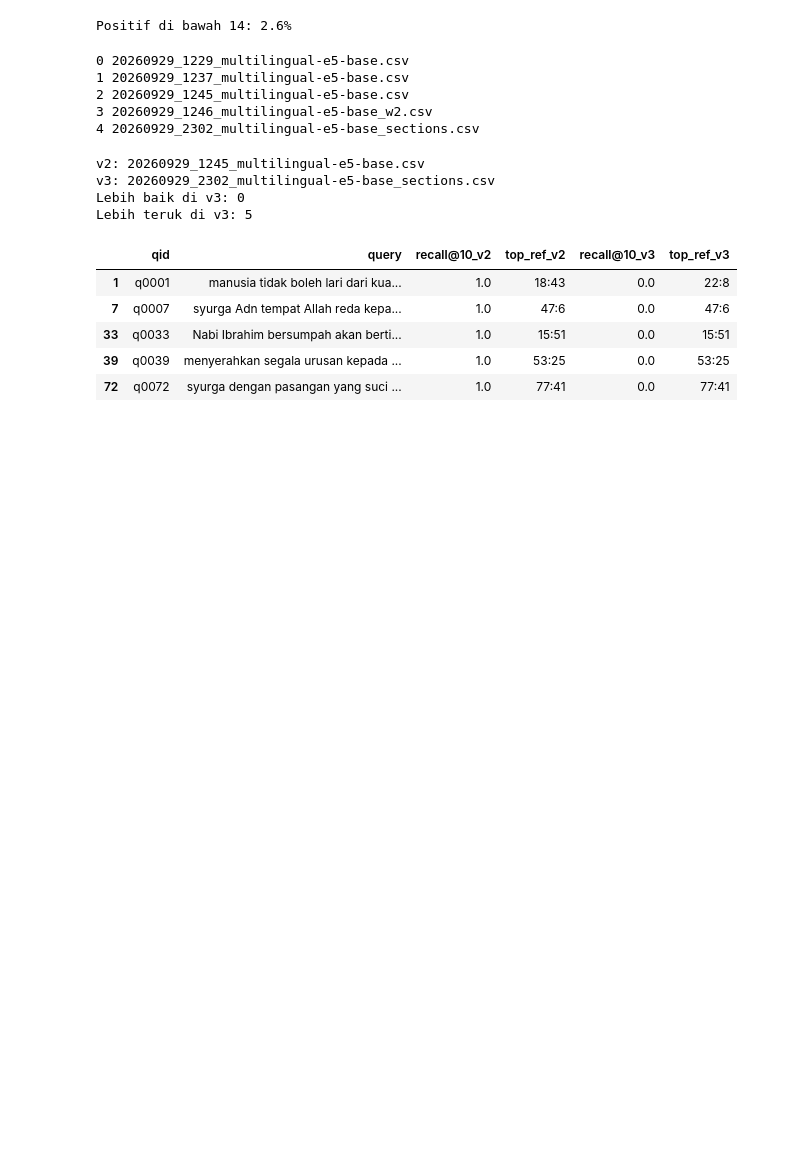
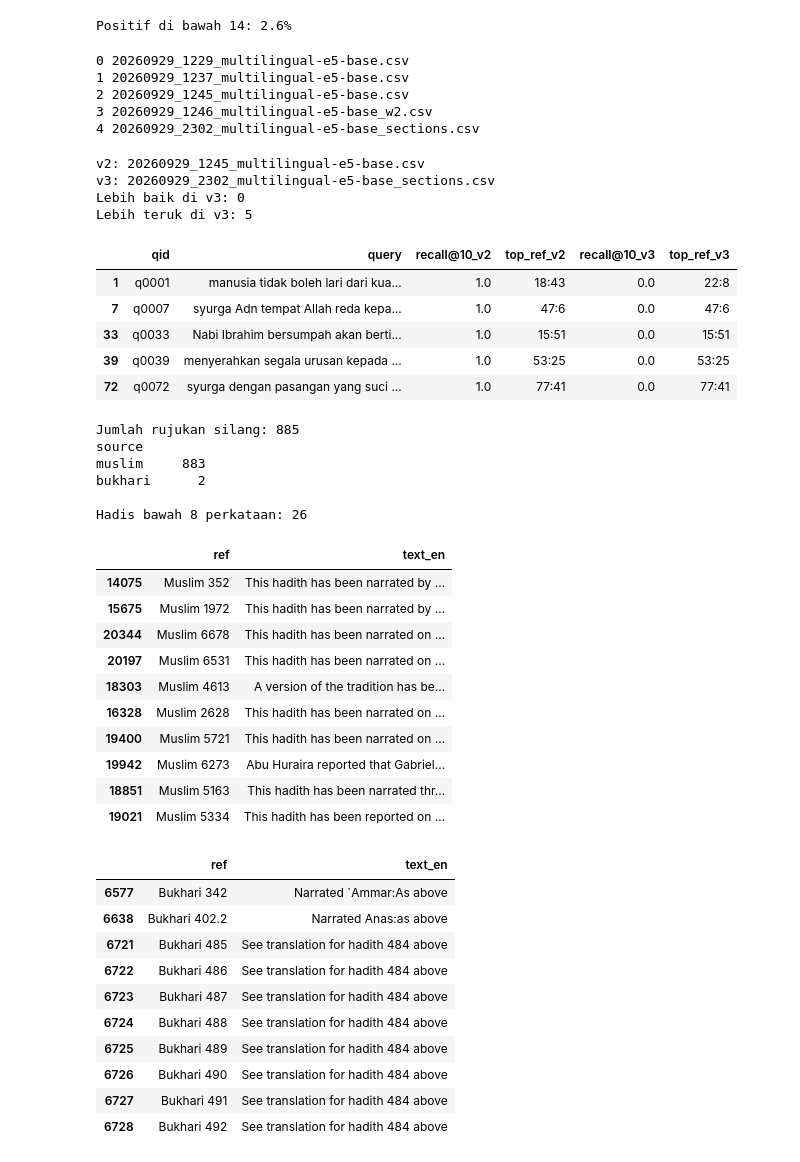
Before and after one commit to luqyz/quran-hadith-search, a Jupyter notebook: notebooks/01_eda.ipynb, the cells around one changed output. Saved outputs shown, nothing was run; the diff lists cells and outputs as text; code cells hidden in the pictures; blank space fills up the shorter version.

```diff
--- a/notebooks/01_eda.ipynb
+++ b/notebooks/01_eda.ipynb
@@ -210,3 +210,53 @@ Lebih teruk di v3: 5
 | 33 | q0033 | Nabi Ibrahim bersumpah akan berti... | 1.0 | 15:51 | 0.0 | 15:51 |
 | 39 | q0039 | menyerahkan segala urusan kepada ... | 1.0 | 53:25 | 0.0 | 53:25 |
 | 72 | q0072 | syurga dengan pasangan yang suci ... | 1.0 | 77:41 | 0.0 | 77:41 |
+# %%
+from pathlib import Path
+import pandas as pd
+
+ROOT = next(p for p in [Path.cwd(), *Path.cwd().parents] if (p / "data" / "processed").exists())
+df = pd.read_parquet(ROOT / "data" / "processed" / "corpus.parquet")
+
+hadith = df[df.source != "quran"]
+xref = hadith[hadith.text_en.str.contains(
+    r"^(see|same as) (the )?previous|^(similar|same) (hadith|narration)|has been (narrated|transmitted|reported) .{0,80}(same chain|another chain|similar)",
+    case=False, na=False)]
+
+print("Jumlah rujukan silang:", len(xref))
+print(xref.source.value_counts().to_string())
+
+# Juga semak hadis yang sangat pendek (kemungkinan rujukan silang dalam bentuk lain)
+short = hadith[hadith.text_en.str.split().str.len() < 8]
+print("\nHadis bawah 8 perkataan:", len(short))
+
+display(xref[["ref", "text_en"]].sample(10, random_state=0))
+display(short[["ref", "text_en"]].head(10))
+# %% [output]
+Jumlah rujukan silang: 885
+source
+muslim     883
+bukhari      2
+
+Hadis bawah 8 perkataan: 26
+|  | ref | text_en |
+| 14075 | Muslim 352 | This hadith has been narrated by ... |
+| 15675 | Muslim 1972 | This hadith has been narrated by ... |
+| 20344 | Muslim 6678 | This hadith has been narrated on ... |
+| 20197 | Muslim 6531 | This hadith has been narrated on ... |
+| 18303 | Muslim 4613 | A version of the tradition has be... |
+| 16328 | Muslim 2628 | This hadith has been narrated on ... |
+| 19400 | Muslim 5721 | This hadith has been narrated on ... |
+| 19942 | Muslim 6273 | Abu Huraira reported that Gabriel... |
+| 18851 | Muslim 5163 | This hadith has been narrated thr... |
+| 19021 | Muslim 5334 | This hadith has been reported on ... |
+|  | ref | text_en |
+| 6577 | Bukhari 342 | Narrated `Ammar:As above |
+| 6638 | Bukhari 402.2 | Narrated Anas:as above |
+| 6721 | Bukhari 485 | See translation for hadith 484 above |
+| 6722 | Bukhari 486 | See translation for hadith 484 above |
+| 6723 | Bukhari 487 | See translation for hadith 484 above |
+| 6724 | Bukhari 488 | See translation for hadith 484 above |
+| 6725 | Bukhari 489 | See translation for hadith 484 above |
+| 6726 | Bukhari 490 | See translation for hadith 484 above |
+| 6727 | Bukhari 491 | See translation for hadith 484 above |
+| 6728 | Bukhari 492 | See translation for hadith 484 above |
```
Also changed, not shown: 17 other files.
